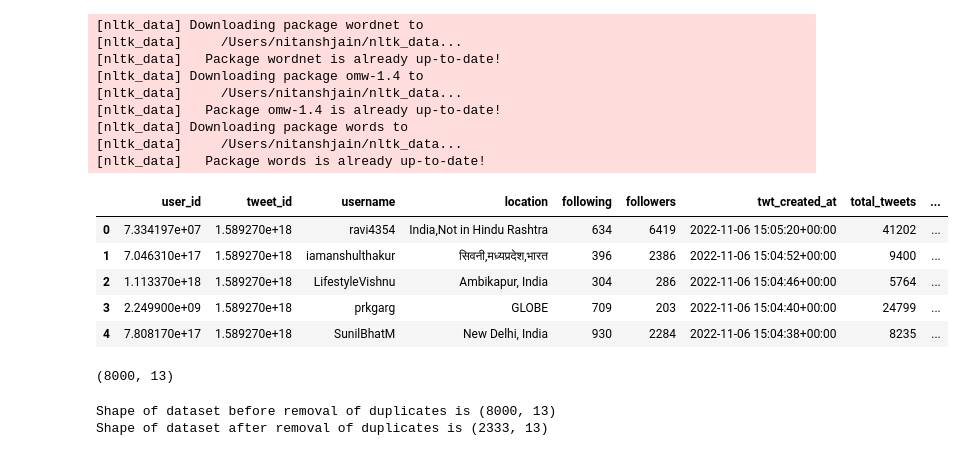
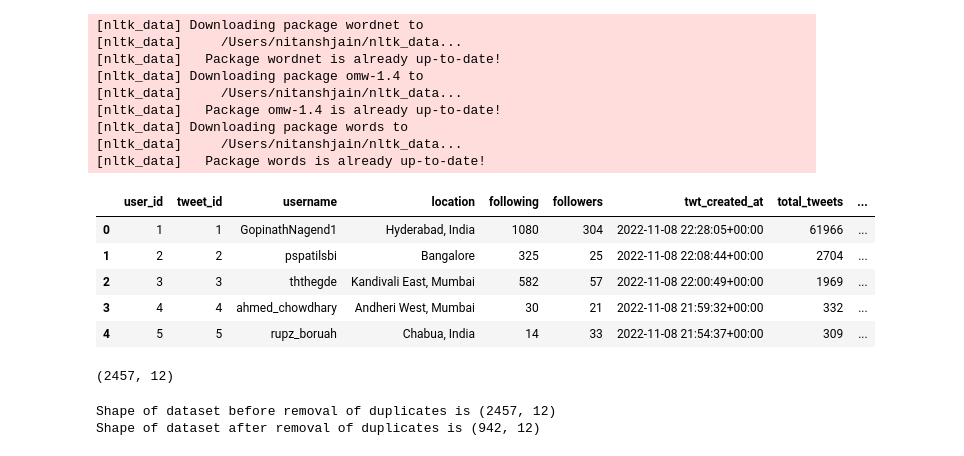
Before and after one commit to nitanshjain/twitter_data_analysis, a Jupyter notebook: data_preprocessing.ipynb, the cells around one changed output. Drawn from its saved outputs; the diff is of its cells as text; code cells hidden in the pictures.

```diff
--- a/data_preprocessing.ipynb
+++ b/data_preprocessing.ipynb
@@ -30,26 +30,26 @@ from nltk.stem import WordNetLemmatizer
 [nltk_data]     /Users/nitanshjain/nltk_data...
 [nltk_data]   Package words is already up-to-date!
 # %%
-tweets_df = pd.read_csv('/Users/nitanshjain/Documents/Thapar 4th Sem/Machine Learing/Machine_Learning_Project/data/20221106_215110_tweets.csv')
+tweets_df = pd.read_csv('/Users/nitanshjain/Documents/Thapar 4th Sem/Machine Learing/Machine_Learning_Project/data/20221109_054000_tweets.csv')
 tweets_df.head()
 # %% [output]
 |  | user_id | tweet_id | username | location | following | followers | twt_created_at | total_tweets | ... |
-| 0 | 7.334197e+07 | 1.589270e+18 | ravi4354 | India,Not in Hindu Rashtra | 634 | 6419 | 2022-11-06 15:05:20+00:00 | 41202 | ... |
-| 1 | 7.046310e+17 | 1.589270e+18 | iamanshulthakur | सिवनी,मध्यप्रदेश,भारत | 396 | 2386 | 2022-11-06 15:04:52+00:00 | 9400 | ... |
-| 2 | 1.113370e+18 | 1.589270e+18 | LifestyleVishnu | Ambikapur, India | 304 | 286 | 2022-11-06 15:04:46+00:00 | 5764 | ... |
-| 3 | 2.249900e+09 | 1.589270e+18 | prkgarg | GLOBE | 709 | 203 | 2022-11-06 15:04:40+00:00 | 24799 | ... |
-| 4 | 7.808170e+17 | 1.589270e+18 | SunilBhatM | New Delhi, India | 930 | 2284 | 2022-11-06 15:04:38+00:00 | 8235 | ... |
+| 0 | 1 | 1 | GopinathNagend1 | Hyderabad, India | 1080 | 304 | 2022-11-08 22:28:05+00:00 | 61966 | ... |
+| 1 | 2 | 2 | pspatilsbi | Bangalore | 325 | 25 | 2022-11-08 22:08:44+00:00 | 2704 | ... |
+| 2 | 3 | 3 | ththegde | Kandivali East, Mumbai | 582 | 57 | 2022-11-08 22:00:49+00:00 | 1969 | ... |
+| 3 | 4 | 4 | ahmed_chowdhary | Andheri West, Mumbai | 30 | 21 | 2022-11-08 21:59:32+00:00 | 332 | ... |
+| 4 | 5 | 5 | rupz_boruah | Chabua, India | 14 | 33 | 2022-11-08 21:54:37+00:00 | 309 | ... |
 # %%
 tweets_df.shape
 # %% [output]
-(8000, 13)
+(2457, 12)
 # %%
 print('Shape of dataset before removal of duplicates is {}'.format(tweets_df.shape))
-tweets_df.drop_duplicates(subset=['tweet_id_dup'], inplace=True)
+tweets_df.drop_duplicates(subset=['text'], inplace=True)
 print('Shape of dataset after removal of duplicates is {}'.format(tweets_df.shape))
 # %% [output]
-Shape of dataset before removal of duplicates is (8000, 13)
-Shape of dataset after removal of duplicates is (2333, 13)
+Shape of dataset before removal of duplicates is (2457, 12)
+Shape of dataset after removal of duplicates is (942, 12)
 # %%
 tweets_df.dtypes
 # %% [output]
```
Also changed, not shown: parts of 3 cells of this notebook, 9 other files.
